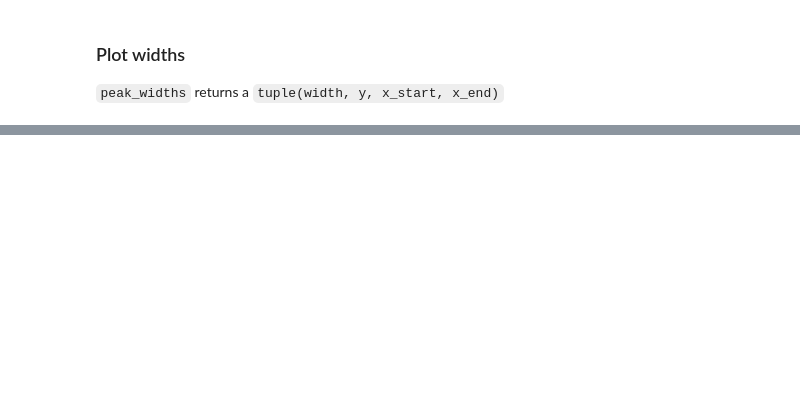
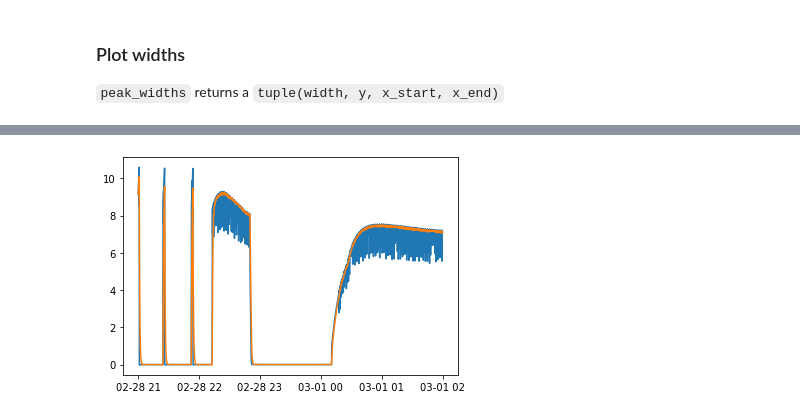
Before and after one commit to hrstnikolov/2022-data-science, a Jupyter notebook: final-project/metro-in-portugal-draft3.ipynb, the cells around one changed output, grey strips where cells are left out. Cells and saved outputs as stored; diff of their text form; code cells hidden in the pictures; blank space fills up the shorter version.

```diff
--- a/final-project/metro-in-portugal-draft3.ipynb
+++ b/final-project/metro-in-portugal-draft3.ipynb
@@ -398,3 +591,7 @@ plt.show()
 # %%
-metro
+plt.plot(first_failure.compressor_pressure)
+plt.plot(first_failure.compressor_pressure.ewm(span = 60).mean())
+plt.show()
+# %% [output]
+[figure, added]
 # %% [markdown]
```
Also changed, not shown: parts of 53 cells of this notebook.
